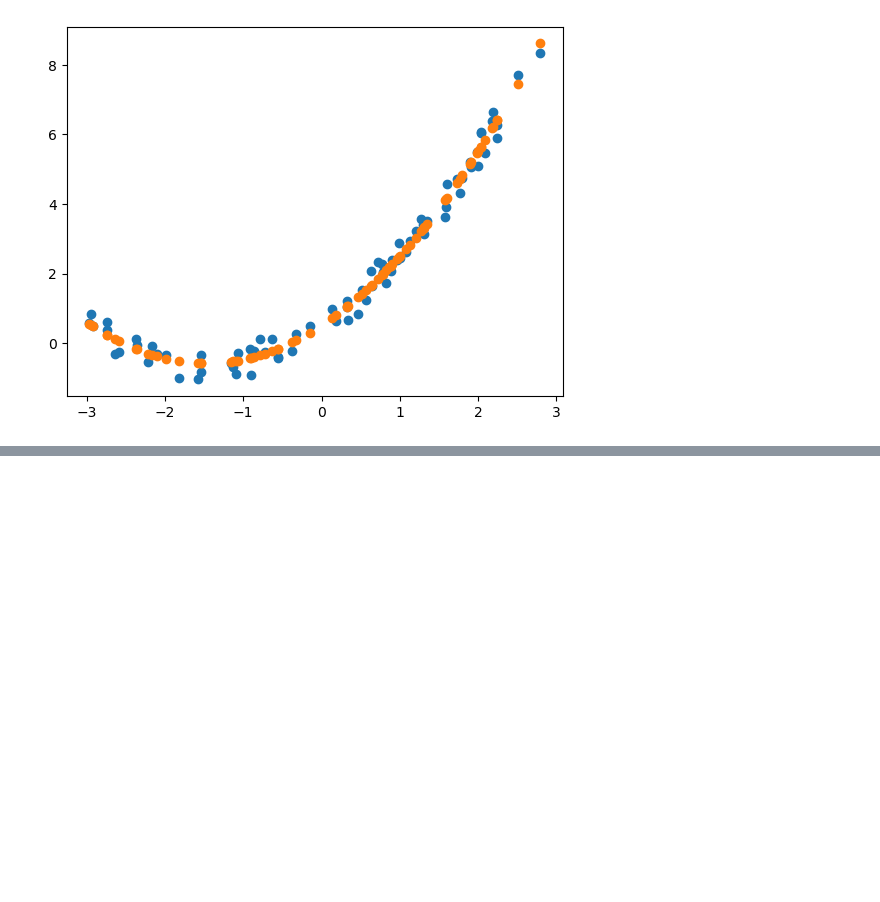
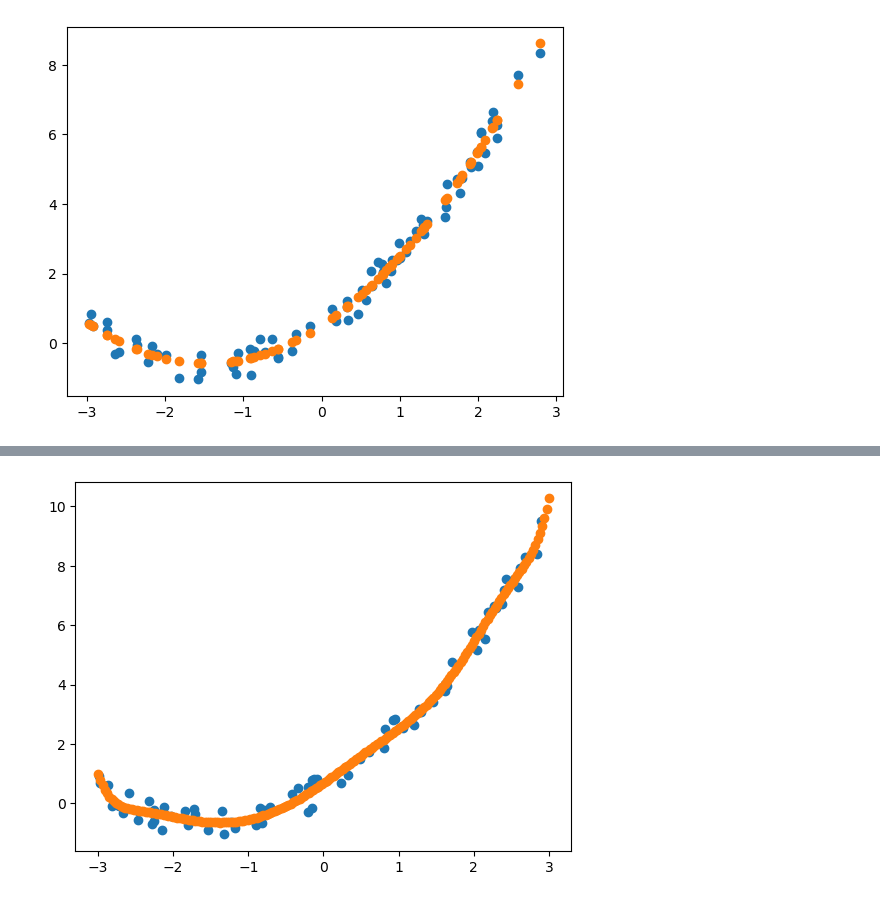
Before and after one commit to SARWAGYASHAH/implementing-linear-regression, a Jupyter notebook: polynomial_reg.ipynb, the cells around one changed output, grey strips where cells are left out. Cells and saved outputs as stored; diff of their text form; code cells hidden in the pictures; blank space fills up the shorter version.

```diff
--- a/polynomial_reg.ipynb
+++ b/polynomial_reg.ipynb
@@ -121,0 +242,20 @@ plt.scatter(x_train,regression01.predict(x_train_poly))
+# %%
+def poly_regression(degree):
+    X_new=np.linspace(-3,3,200).reshape(200,1)# new data generated for testing
+
+    poly_features=PolynomialFeatures(degree=degree,include_bias=True)# object responsible for modification of data
+    lin_reg=LinearRegression()# the model
+    poly_regression=Pipeline([("poly_features",poly_features),# putting them together
+                              ("lin_reg",lin_reg)])
+    poly_regression.fit(x_train,y_train)# poly regression is a pipeline-> when value feeded-> it trnaform the data and feed the model
+    # for training purposes
+    y_pred_new=poly_regression.predict(X_new)
+
+    # visual represntation
+    plt.scatter(x_train,y_train,cmap='r')# truth points
+    plt.scatter(X_new,y_pred_new) # model values predicted wrt x_train
+    plt.show()
+# %%
+poly_regression(10)
+# %% [output]
+[figure, added]
```
Also changed, not shown: parts of 13 cells of this notebook, 5 other files.
